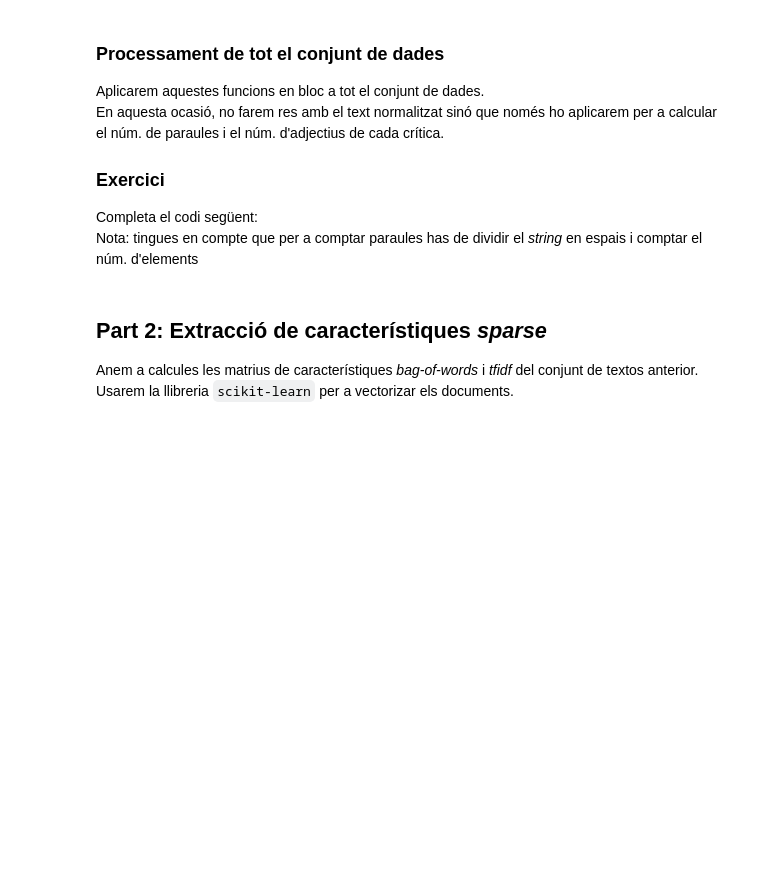
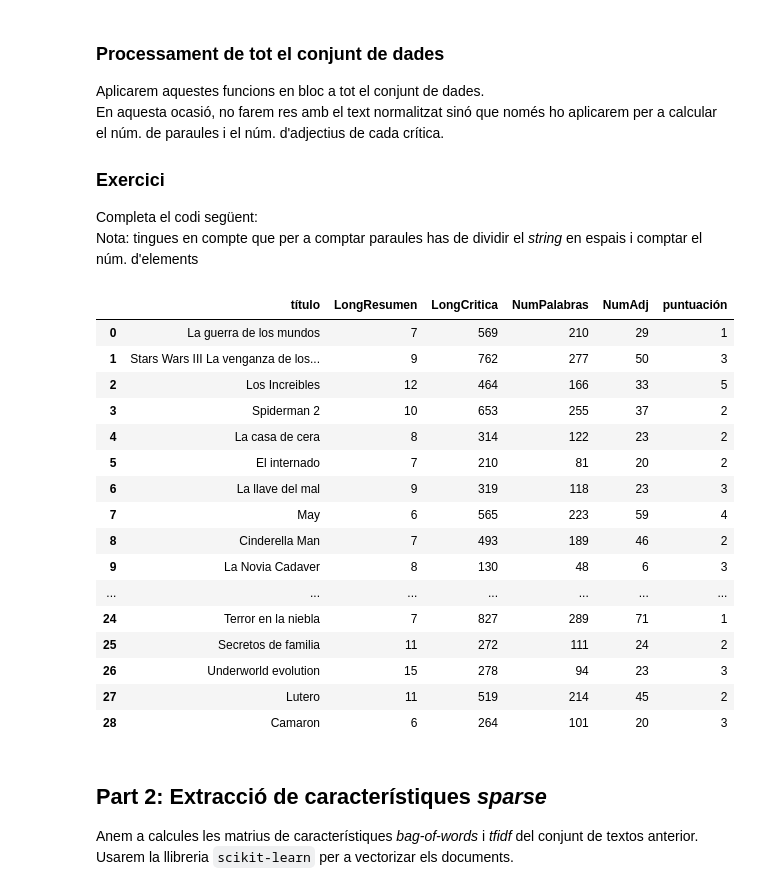
Before and after one commit to DavidSM2/Repo_PLN, a Jupyter notebook: Practicas/Pr4/P4_Preprocesado texto VAL.ipynb, the cells around one changed output. Drawn from its saved outputs; the diff is of its cells as text; code cells hidden in the pictures; blank space fills up the shorter version.

```diff
--- a/Practicas/Pr4/P4_Preprocesado texto VAL.ipynb
+++ b/Practicas/Pr4/P4_Preprocesado texto VAL.ipynb
@@ -155,9 +155,9 @@ Redefinim la funció de normalització per a corregir això:
 Completa la funció per a realitzar aquestes correccions:
 # %%
 def normaliza_bis(texto):
-    texto = re.sub(r"___", r"___", texto) #añadimos un espacio después de "." y "?"
+    texto = re.sub(r"([?.])", r"\1 ", texto) #añadimos un espacio después de "." y "?"
     doc = nlp(texto)
-    tokens = #filtramos los tokens que nos interesan
+    tokens = [t for t in doc if not t.is_punct and not t.is_space and not t.is_stop and len(t) > 1] #filtramos los tokens que nos interesan
     palabras = []
     for t in tokens:
         if t.ent_iob_=='B' and t.ent_type_=='PER':
@@ -165,8 +165,8 @@ def normaliza_bis(texto):
         elif t.ent_iob_=='I' and t.ent_type_=='PER':
             continue
         else:
-            palabras.append(___) #añadimos lema en minúsculas
-    salida = #junta todos los tokens en un string
+            palabras.append(t.lemma_.lower()) #añadimos lema en minúsculas
+    salida = ' '.join(palabras) #junta todos los tokens en un string
 
     return salida
 # %% [markdown]
@@ -179,9 +181,9 @@ En una crítica té molta importància els adjectius utilitzats.\
 Crea una funció per a filtrar només els adjectius utilitzats en cada crítica (utilitza el lema de cada adjectiu).
 # %%
 def extraer_adj(texto):
-    texto = re.sub(___, ___, texto) #separamos . y ?
+    texto = re.sub(r'([?.])', r'\1 ', texto) #separamos . y ?
     doc = nlp(texto)
-    tokens = #obtenemos lema de todos los tokens de tipo ADJ
+    tokens = [t.lemma_ for t in doc if t.pos_=='ADJ']
 
     return ' '.join(tokens)
 # %% [markdown]
@@ -199,20 +203,38 @@ Nota: tingues en compte que per a comptar paraules has de dividir el *string* en
 # %%
 #creamos una lista en blanco
 datos = []
 
 #recorremos las críticas y calculamos sus métricas
 for c in parse_folder("criticas"):
     datos.append({
-        'título': ___,
-        'LongResumen': ___,
-        'LongCritica': ___,
-        'NumPalabras': ___,
-        'NumAdj': ___,
+        'título': c[0],
+        'LongResumen': len(c[1].split(' ')),
+        'LongCritica': len(c[2].split(' ')),
+        'NumPalabras': len(normaliza_bis(c[2]).split(' ')),
+        'NumAdj': len(extraer_adj(c[2]).split(' ')),
         'puntuación': c[3]
     })
 
 resumen = pd.DataFrame(datos)
 resumen
+# %% [output]
+|  | título | LongResumen | LongCritica | NumPalabras | NumAdj | puntuación |
+| 0 | La guerra de los mundos | 7 | 569 | 210 | 29 | 1 |
+| 1 | Stars Wars III La venganza de los... | 9 | 762 | 277 | 50 | 3 |
+| 2 | Los Increibles | 12 | 464 | 166 | 33 | 5 |
+| 3 | Spiderman 2 | 10 | 653 | 255 | 37 | 2 |
+| 4 | La casa de cera | 8 | 314 | 122 | 23 | 2 |
+| 5 | El internado | 7 | 210 | 81 | 20 | 2 |
+| 6 | La llave del mal | 9 | 319 | 118 | 23 | 3 |
+| 7 | May | 6 | 565 | 223 | 59 | 4 |
+| 8 | Cinderella Man | 7 | 493 | 189 | 46 | 2 |
+| 9 | La Novia Cadaver | 8 | 130 | 48 | 6 | 3 |
+| ... | ... | ... | ... | ... | ... | ... |
+| 24 | Terror en la niebla | 7 | 827 | 289 | 71 | 1 |
+| 25 | Secretos de familia | 11 | 272 | 111 | 24 | 2 |
+| 26 | Underworld evolution | 15 | 278 | 94 | 23 | 3 |
+| 27 | Lutero | 11 | 519 | 214 | 45 | 2 |
+| 28 | Camaron | 6 | 264 | 101 | 20 | 3 |
 # %% [markdown]
 ## Part 2: Extracció de característiques *sparse*
 Anem a calcules les matrius de característiques *bag-of-words* i *tfidf* del conjunt de textos anterior.\
```
Also changed, not shown: parts of 9 cells of this notebook, 6 other files.
